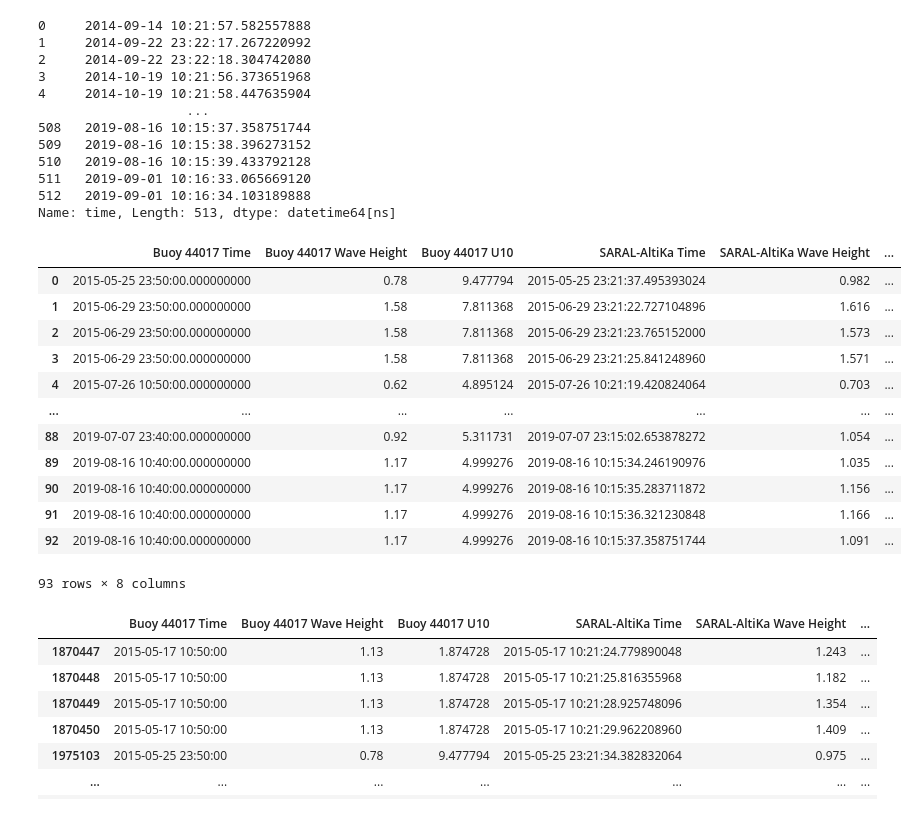
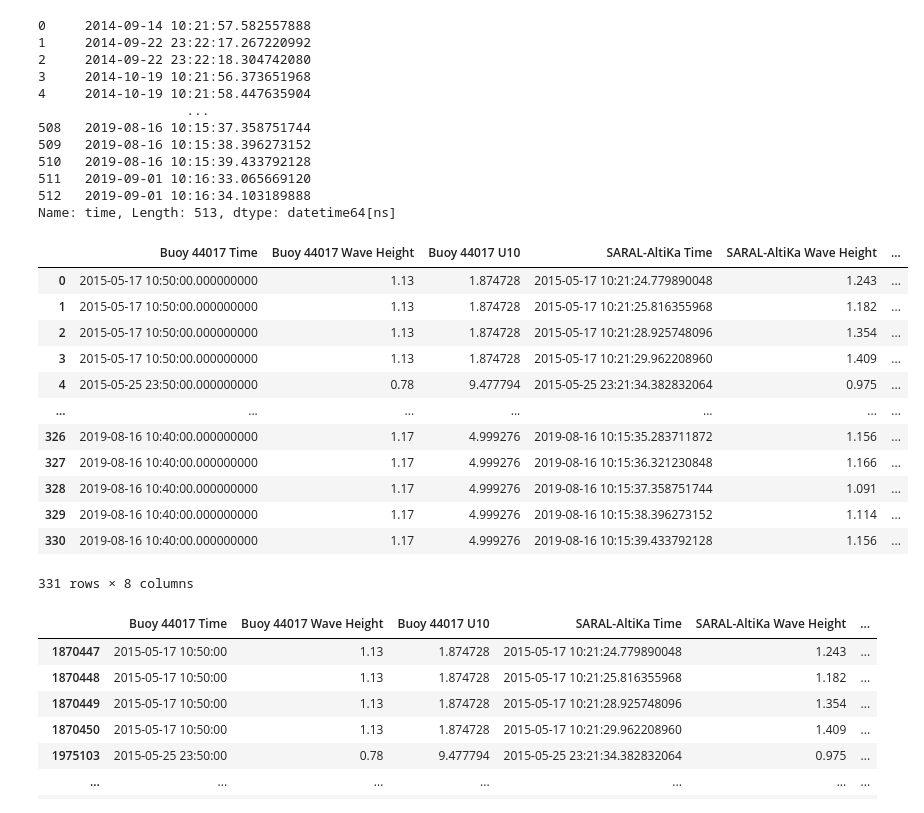
Before and after one commit to panmits86-zz/masters_thesis, a Jupyter notebook: code/Validation_44017_SARAL_cd.ipynb, the cells around one changed output. Cells and saved outputs as stored; diff of their text form; code cells hidden in the pictures.

```diff
--- a/code/Validation_44017_SARAL_cd.ipynb
+++ b/code/Validation_44017_SARAL_cd.ipynb
@@ -330,22 +330,22 @@ t = pd.DataFrame(list(diff))
 t.columns = ['Buoy 44017 Time', 'Buoy 44017 Wave Height', 'Buoy 44017 U10', 'SARAL-AltiKa Time', 'SARAL-AltiKa Wave Height', \
              'SARAL-AltiKa Wind Speed', 'Buoy-Sat. Distance (km)', 'Time Difference (min.)']
 # %%
-final1 = pd.read_csv('C:/Users/panmits86/Desktop/Python/b44017_SARAL_15km_radius_dcd.txt',  sep='\t')
+final1 = pd.read_csv('C:/Users/panmits86/Desktop/Python/b44017_SARAL_0.25deg_radius_dcd.txt',  sep='\t')
 final1
 # %% [output]
 |  | Buoy 44017 Time | Buoy 44017 Wave Height | Buoy 44017 U10 | SARAL-AltiKa Time | SARAL-AltiKa Wave Height | ... |
-| 0 | 2015-05-25 23:50:00.000000000 | 0.78 | 9.477794 | 2015-05-25 23:21:37.495393024 | 0.982 | ... |
-| 1 | 2015-06-29 23:50:00.000000000 | 1.58 | 7.811368 | 2015-06-29 23:21:22.727104896 | 1.616 | ... |
-| 2 | 2015-06-29 23:50:00.000000000 | 1.58 | 7.811368 | 2015-06-29 23:21:23.765152000 | 1.573 | ... |
-| 3 | 2015-06-29 23:50:00.000000000 | 1.58 | 7.811368 | 2015-06-29 23:21:25.841248960 | 1.571 | ... |
-| 4 | 2015-07-26 10:50:00.000000000 | 0.62 | 4.895124 | 2015-07-26 10:21:19.420824064 | 0.703 | ... |
+| 0 | 2015-05-17 10:50:00.000000000 | 1.13 | 1.874728 | 2015-05-17 10:21:24.779890048 | 1.243 | ... |
+| 1 | 2015-05-17 10:50:00.000000000 | 1.13 | 1.874728 | 2015-05-17 10:21:25.816355968 | 1.182 | ... |
+| 2 | 2015-05-17 10:50:00.000000000 | 1.13 | 1.874728 | 2015-05-17 10:21:28.925748096 | 1.354 | ... |
+| 3 | 2015-05-17 10:50:00.000000000 | 1.13 | 1.874728 | 2015-05-17 10:21:29.962208960 | 1.409 | ... |
+| 4 | 2015-05-25 23:50:00.000000000 | 0.78 | 9.477794 | 2015-05-25 23:21:34.382832064 | 0.975 | ... |
 | ... | ... | ... | ... | ... | ... | ... |
-| 88 | 2019-07-07 23:40:00.000000000 | 0.92 | 5.311731 | 2019-07-07 23:15:02.653878272 | 1.054 | ... |
-| 89 | 2019-08-16 10:40:00.000000000 | 1.17 | 4.999276 | 2019-08-16 10:15:34.246190976 | 1.035 | ... |
-| 90 | 2019-08-16 10:40:00.000000000 | 1.17 | 4.999276 | 2019-08-16 10:15:35.283711872 | 1.156 | ... |
-| 91 | 2019-08-16 10:40:00.000000000 | 1.17 | 4.999276 | 2019-08-16 10:15:36.321230848 | 1.166 | ... |
-| 92 | 2019-08-16 10:40:00.000000000 | 1.17 | 4.999276 | 2019-08-16 10:15:37.358751744 | 1.091 | ... |
+| 326 | 2019-08-16 10:40:00.000000000 | 1.17 | 4.999276 | 2019-08-16 10:15:35.283711872 | 1.156 | ... |
+| 327 | 2019-08-16 10:40:00.000000000 | 1.17 | 4.999276 | 2019-08-16 10:15:36.321230848 | 1.166 | ... |
+| 328 | 2019-08-16 10:40:00.000000000 | 1.17 | 4.999276 | 2019-08-16 10:15:37.358751744 | 1.091 | ... |
+| 329 | 2019-08-16 10:40:00.000000000 | 1.17 | 4.999276 | 2019-08-16 10:15:38.396273152 | 1.114 | ... |
+| 330 | 2019-08-16 10:40:00.000000000 | 1.17 | 4.999276 | 2019-08-16 10:15:39.433792128 | 1.156 | ... |
-93 rows × 8 columns
+331 rows × 8 columns
 # %%
 final = abs(t['Time Difference (min.)']) < 30.
 final = t[final]
```
Also changed, not shown: parts of 13 cells of this notebook.
